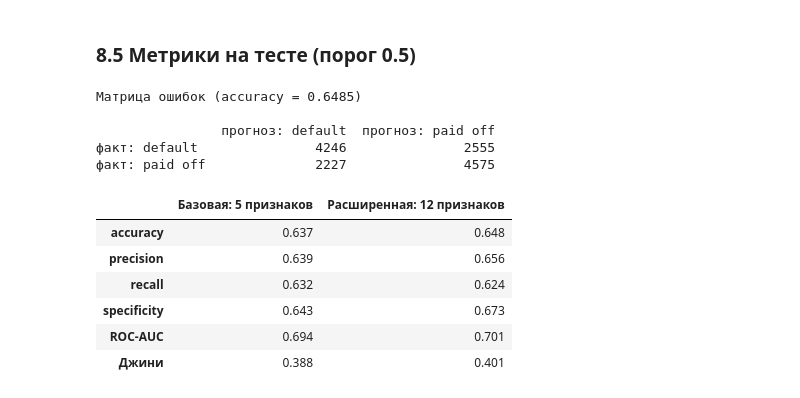
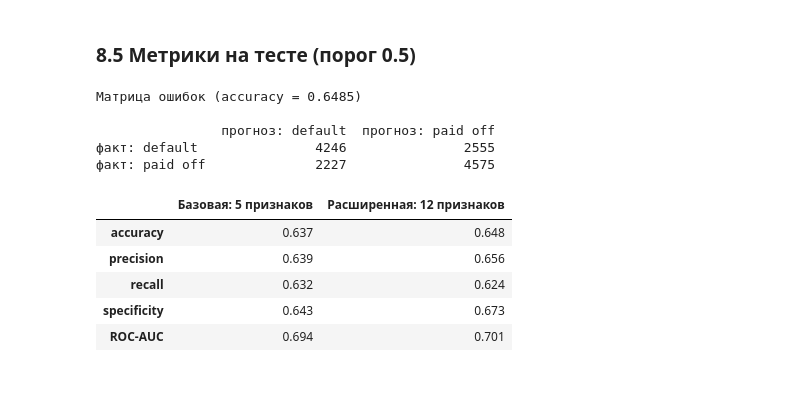
Before and after one commit to ArifIrzaev/credit-scoring, a Jupyter notebook: notebooks/credit_scoring.ipynb, the cells around one changed output. Saved outputs shown, nothing was run; the diff lists cells and outputs as text; code cells hidden in the pictures.

```diff
--- a/notebooks/credit_scoring.ipynb
+++ b/notebooks/credit_scoring.ipynb
@@ -936,7 +936,7 @@ for name, feats in variants.items():
     auc_test = roc_auc_score(y_test, p_test)
     rows.append({"модель": name, "столбцов": feats.shape[1],
                  "CV ROC-AUC (train)": cv_auc.mean(), "± std": cv_auc.std(),
-                 "ROC-AUC (test)": auc_test, "Джини (test)": 2 * auc_test - 1})
+                 "ROC-AUC (test)": auc_test})
 comparison = pd.DataFrame(rows).round(3)
 comparison
 # %% [output]
@@ -1053,34 +1052,33 @@ save(fig, "08_roc_extended")
 # %%
 def test_metrics(p):
     pred_ = np.where(p >= 0.5, "default", "paid off")
     true_ = np.where(y_test == 1, "default", "paid off")
     cm_ = confusion_matrix(true_, pred_, labels=["default", "paid off"])
     auc_ = roc_auc_score(y_test, p)
     return {"accuracy": accuracy_score(true_, pred_),
             "precision": cm_[0, 0] / cm_[:, 0].sum(),
             "recall": cm_[0, 0] / cm_[0, :].sum(),
             "specificity": cm_[1, 1] / cm_[1, :].sum(),
-            "ROC-AUC": auc_, "Джини": 2 * auc_ - 1}
+            "ROC-AUC": auc_}
 
 
 p_ext = test_scores["Расширенная: 12 признаков"]
 classification_summary(np.where(y_test == 1, "default", "paid off"),
                        np.where(p_ext >= 0.5, "default", "paid off"),
                        class_names=["default", "paid off"])
 pd.DataFrame({name: test_metrics(p) for name, p in test_scores.items()}).round(3)
 # %% [output]
 Матрица ошибок (accuracy = 0.6485)
 
                 прогноз: default  прогноз: paid off
 факт: default               4246               2555
 факт: paid off              2227               4575
 |  | Базовая: 5 признаков | Расширенная: 12 признаков |
 | accuracy | 0.637 | 0.648 |
 | precision | 0.639 | 0.656 |
 | recall | 0.632 | 0.624 |
 | specificity | 0.643 | 0.673 |
 | ROC-AUC | 0.694 | 0.701 |
-| Джини | 0.388 | 0.401 |
 # %% [markdown]
 ## 9. Итоги
 
```
Also changed, not shown: parts of 5 cells of this notebook, 2 other files.
